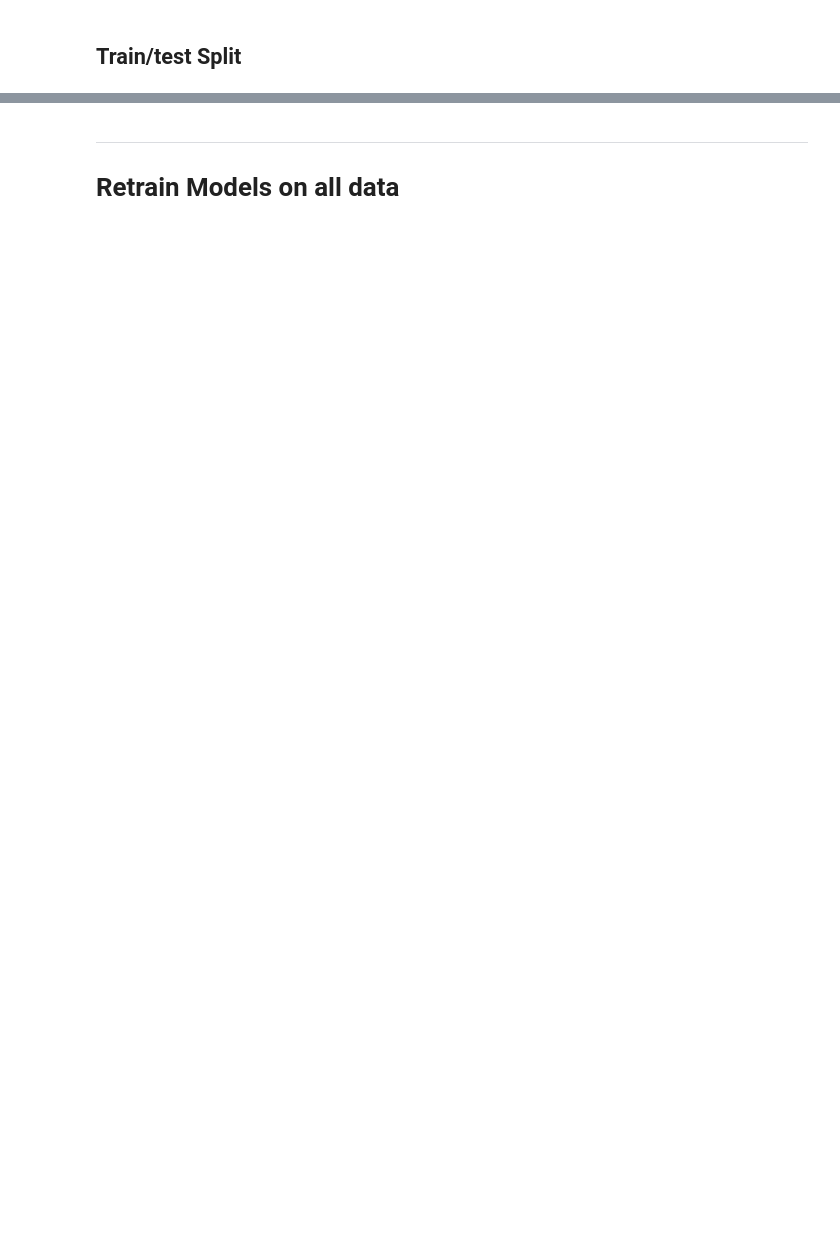
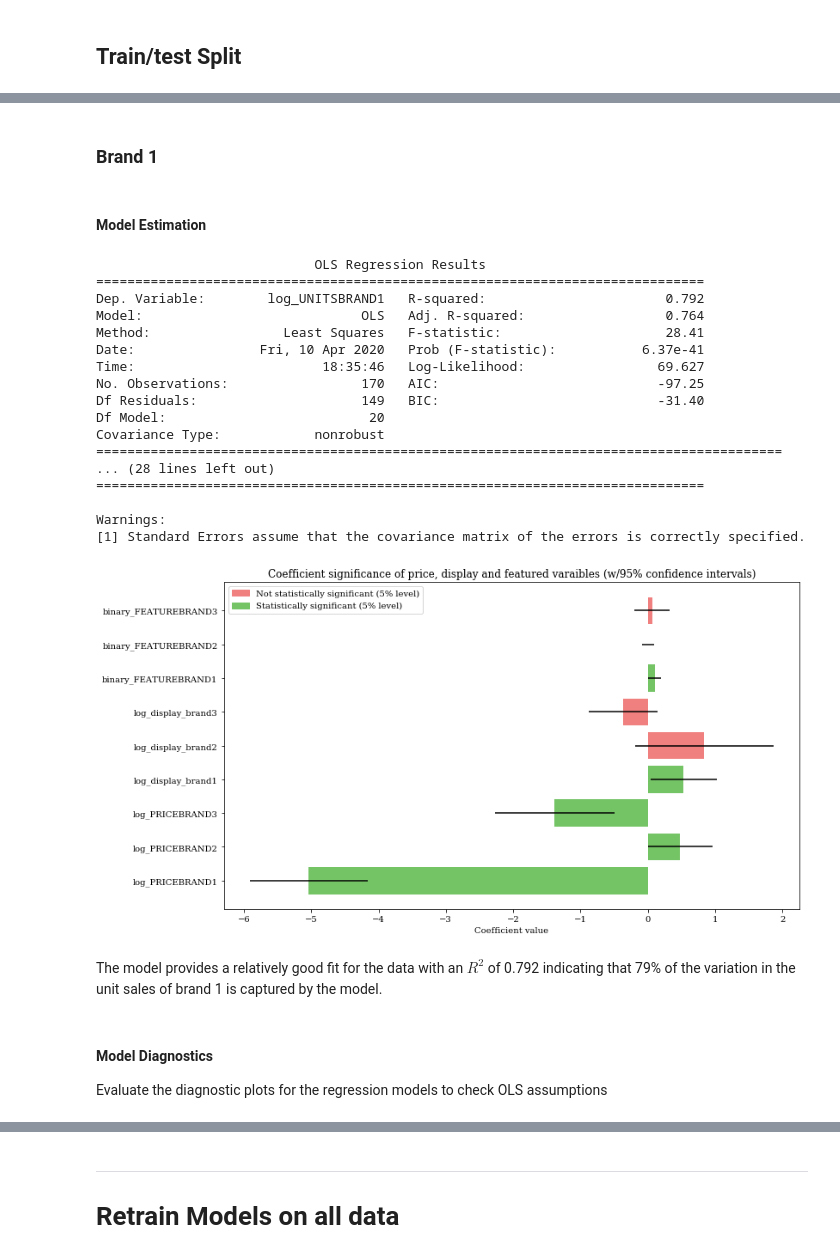
Before and after one commit to julian-west/marketing-resource-allocation, a Jupyter notebook: report/notebooks/01_regression_modelling.ipynb, the cells around one changed output, grey strips where cells are left out. Cells and saved outputs as stored; diff of their text form; code cells hidden in the pictures; blank space fills up the shorter version.

Commit message:
validation

```diff
--- a/report/notebooks/01_regression_modelling.ipynb
+++ b/report/notebooks/01_regression_modelling.ipynb
@@ -364,0 +281,48 @@ plot_diagnostics(brand3_model1_train, "Brand 3 (train)")
+# %%
+#create empty dictionary to save model results to
+model_validation_results = {}
+# %% [markdown]
+### Brand 1
+# %% [markdown]
+#### Model Estimation
+# %%
+#use estimate_ols function from `utils.py`, this will save the output to the '../results/' folder
+brand1_model1_train = estimate_ols(target_col='log_UNITSBRAND1',
+                                   feature_cols=model1_features,
+                                   df=train,
+                                   model_name='brand1_model1_train')
+
+#save result to results dictionary
+model_validation_results['brand1_model1'] = {}
+model_validation_results['brand1_model1']['r2'] = brand1_model1_train.rsquared
+
+print(brand1_model1_train.summary())
+print("\n"*2)
+plot_coef_conf_int(brand1_model1_train)
+plt.savefig(f"{VISUALISATION_FOLDER}/brand1_model1_train_significance.png")
+plt.show()
+# %% [output]
+                            OLS Regression Results
+==============================================================================
+Dep. Variable:        log_UNITSBRAND1   R-squared:                       0.792
+Model:                            OLS   Adj. R-squared:                  0.764
+Method:                 Least Squares   F-statistic:                     28.41
+Date:                Fri, 10 Apr 2020   Prob (F-statistic):           6.37e-41
+Time:                        18:35:46   Log-Likelihood:                 69.627
+No. Observations:                 170   AIC:                            -97.25
+Df Residuals:                     149   BIC:                            -31.40
+Df Model:                          20
+Covariance Type:            nonrobust
+========================================================================================
+... (28 lines left out)
+==============================================================================
+
+Warnings:
+[1] Standard Errors assume that the covariance matrix of the errors is correctly specified.
+[figure, added]
+# %% [markdown]
+The model provides a relatively good fit for the data with an $R^{2}$ of 0.792 indicating that 79% of the variation in the unit sales of brand 1 is captured by the model.
+# %% [markdown]
+#### Model Diagnostics
+
+Evaluate the diagnostic plots for the regression models to check OLS assumptions
```
Also changed, not shown: parts of 41 cells of this notebook, 13 other files.
